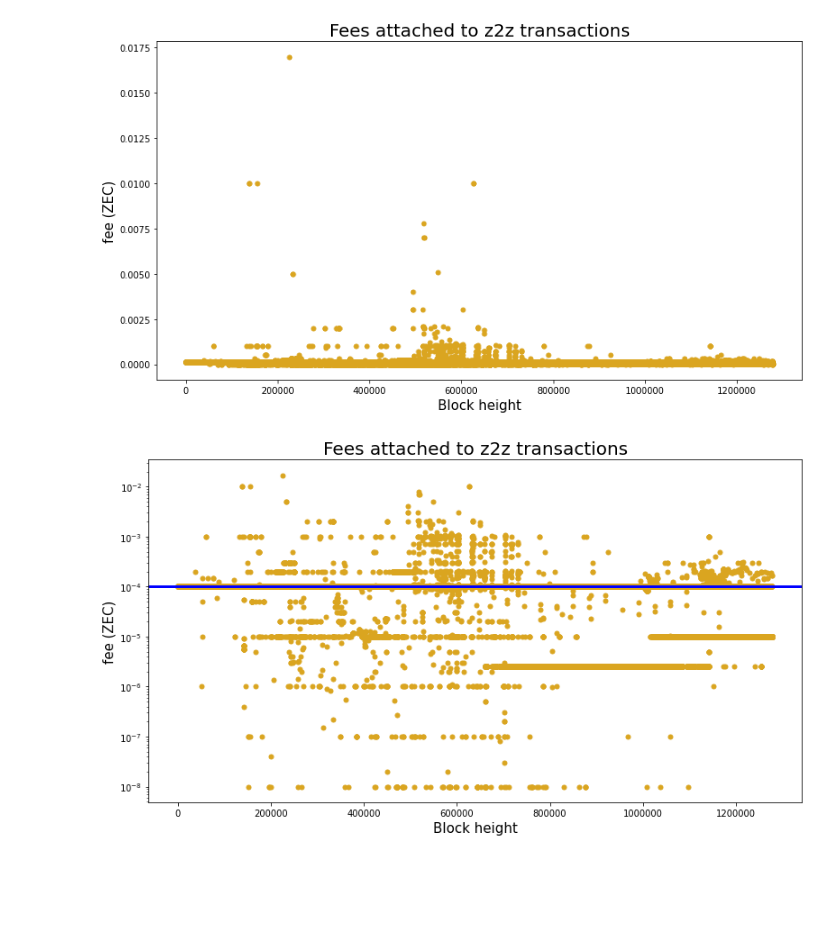
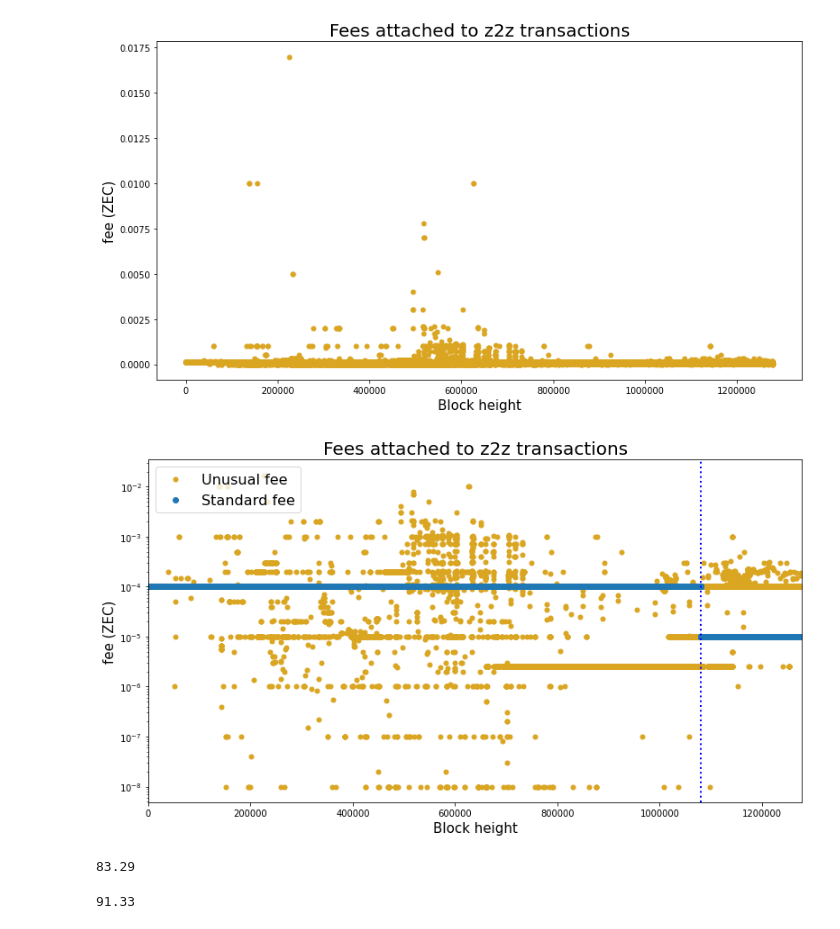
Before and after one commit to Mitchellpkt/z2z-metadata, a Jupyter notebook: analysis/analysis.ipynb, the cells around one changed output. Saved outputs shown, nothing was run; the diff lists cells and outputs as text; code cells hidden in the pictures; blank space fills up the shorter version.

```diff
--- a/analysis/analysis.ipynb
+++ b/analysis/analysis.ipynb
@@ -125,7 +125,21 @@ plt.ticklabel_format(style='plain');
 [figure]
 # %%
 isli.scatter(df['block_number'], df['fee_ZEC'], markersize=25, xlabel='Block height', ylabel='fee (ZEC)', markercolor='goldenrod', yscale='log', title='Fees attached to z2z transactions');
+standard_fees = df['standard_fee'] == True
+plt.scatter(df['block_number'][standard_fees], df['fee_ZEC'][standard_fees])
+plt.xlim((0,max(df['block_number'])))
+plt.legend(('Unusual fee', 'Standard fee'), fontsize=16, loc='upper left')
 plt.ticklabel_format(style='plain', axis='x')
-plt.axhline(y=0.0001, color='blue', linewidth=3);
+plt.axvline(x = transition_height, color='blue', linewidth=2, linestyle=':');
 # %% [output]
-[figure, old version]
+[figure, new version]
+# %%
+# Percentage of txns that used the standard fee?
+round(len(df[standard_fees])/len(df)*100,2)
+# %% [output]
+83.29
+# %%
+# Percentage of txns that used the standard fee since transition
+round(100*len(df[(df['block_number']>=transition_height) & (df['fee_ZEC']==new_fee)]) / len(df[(df['block_number']>=transition_height)]),2 )
+# %% [output]
+91.33
```
Also changed, not shown: parts of 4 cells of this notebook.
